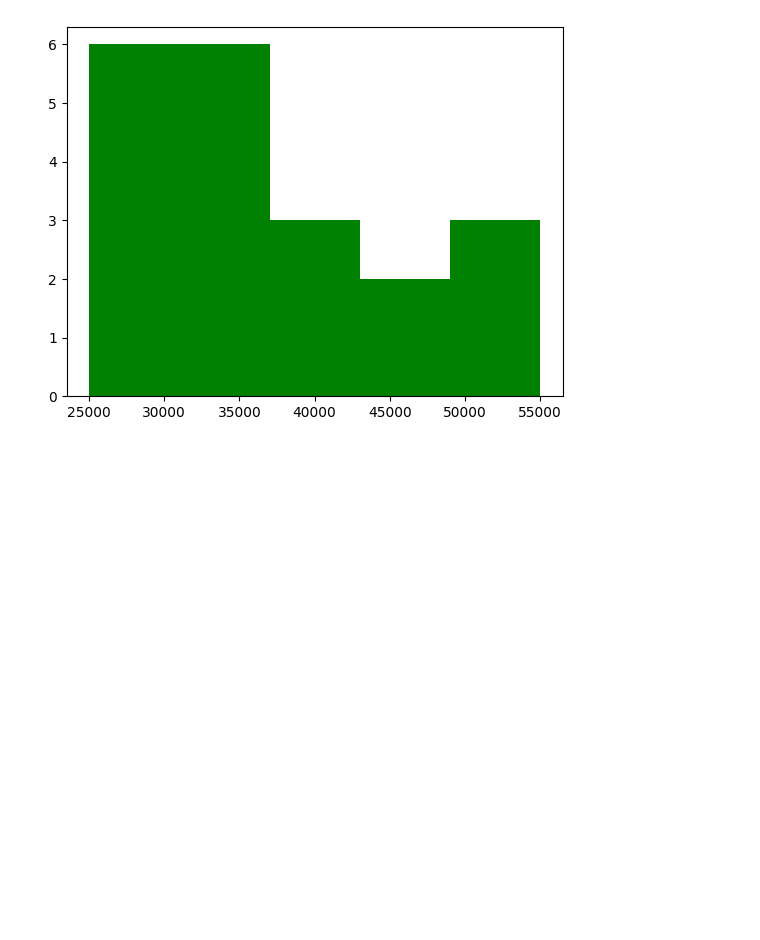
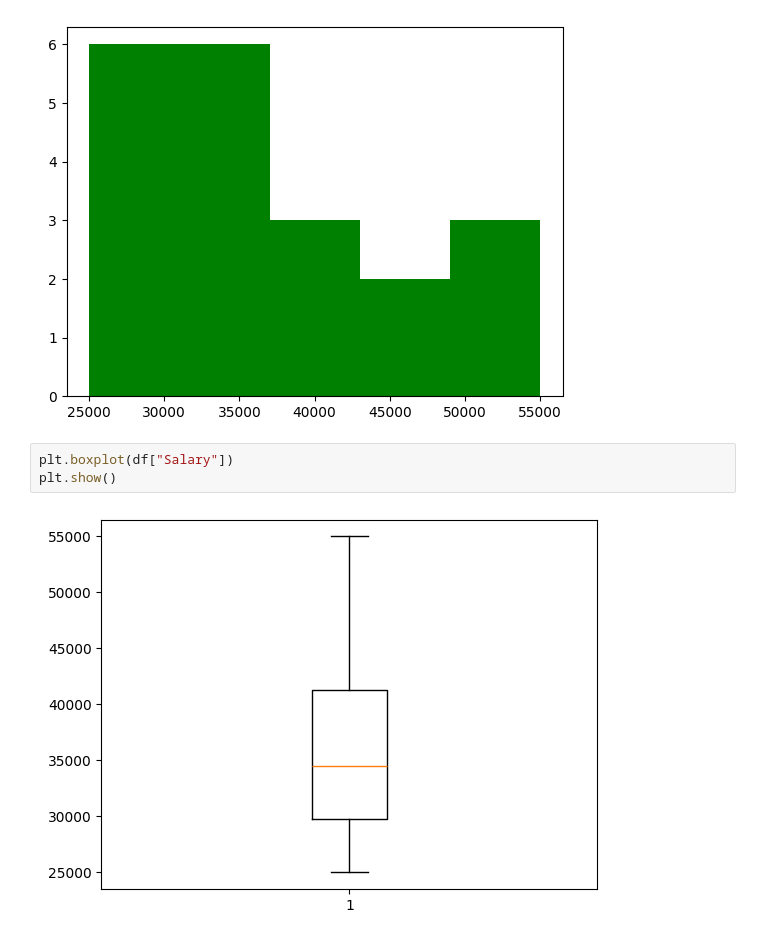
Before and after one commit to hariprakash2109/Data_analyst, a Jupyter notebook: data_analyst_matplotlib.ipynb, the cells around one changed output. Cells and saved outputs as stored; diff of their text form; blank space fills up the shorter version.

```diff
--- a/data_analyst_matplotlib.ipynb
+++ b/data_analyst_matplotlib.ipynb
@@ -58,3 +58,8 @@ plt.hist(df["Salary"],bins = 5, color = "green")
 plt.show()
 # %% [output]
 [figure]
+# %%
+plt.boxplot(df["Salary"])
+plt.show()
+# %% [output]
+[figure, added]
```
Also changed, not shown: parts of 41 cells of this notebook.
